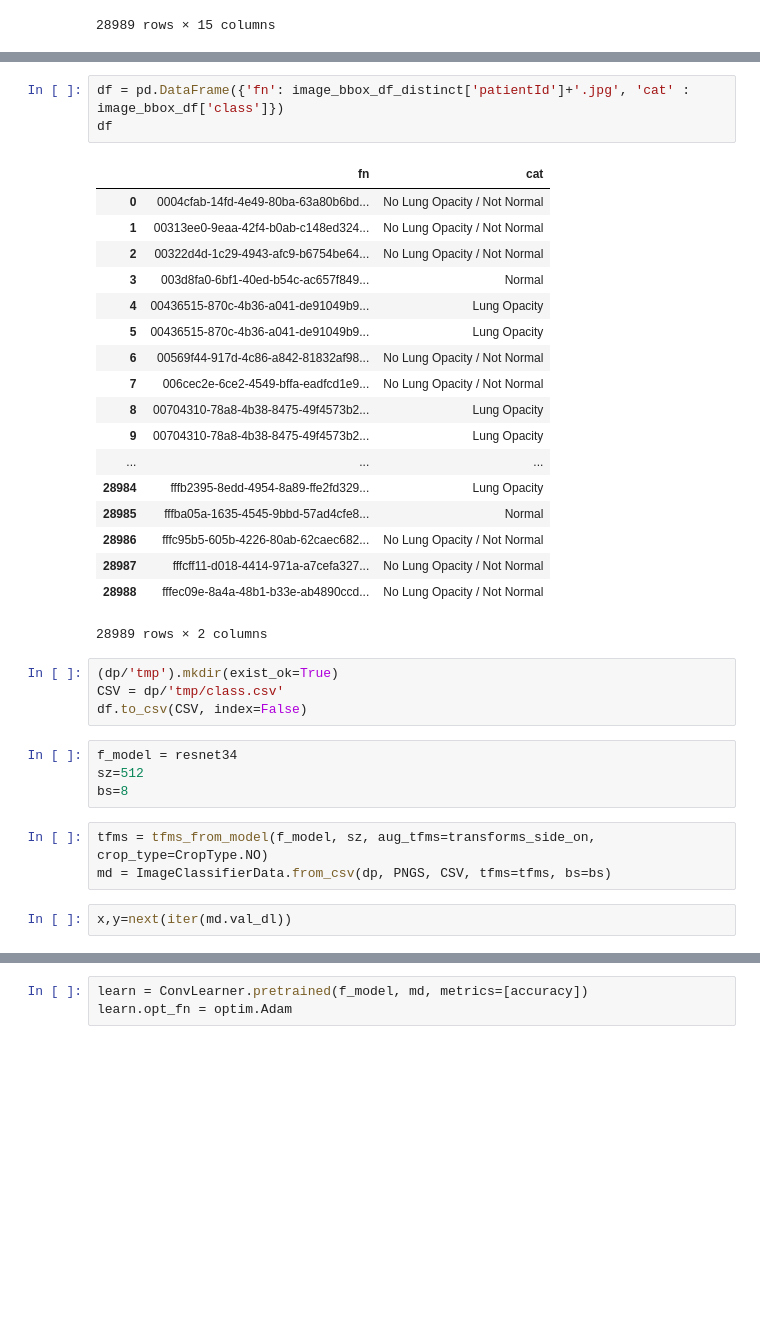
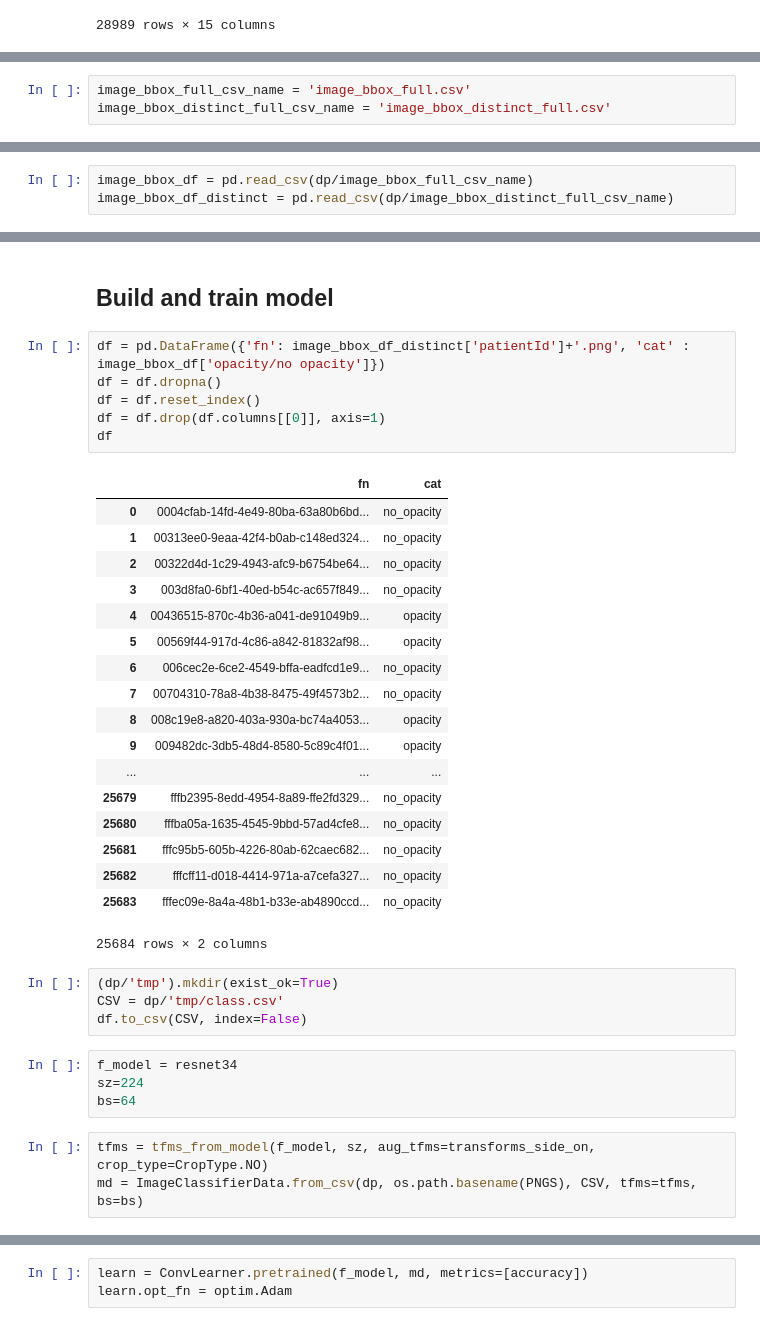
Before and after one commit to ChristophNeuner/RSNA_PDC, a Jupyter notebook: RSNA_PDC/RSNA_PDC.ipynb, the cells around one changed output, grey strips where cells are left out. Drawn from its saved outputs; the diff is of its cells as text; blank space fills up the shorter version.

Commit message:
classifier code opacity/no_opacity working

```diff
--- a/RSNA_PDC/RSNA_PDC.ipynb
+++ b/RSNA_PDC/RSNA_PDC.ipynb
@@ -528,0 +628,3 @@ image_bbox_df
+# %%
+image_bbox_full_csv_name = 'image_bbox_full.csv'
+image_bbox_distinct_full_csv_name = 'image_bbox_distinct_full.csv'
@@ -528,0 +634,3 @@ image_bbox_df
+# %%
+image_bbox_df = pd.read_csv(dp/image_bbox_full_csv_name)
+image_bbox_df_distinct = pd.read_csv(dp/image_bbox_distinct_full_csv_name)
@@ -529,35 +651,38 @@ image_bbox_df
+# %% [markdown]
+## Build and train model
 # %%
-df = pd.DataFrame({'fn': image_bbox_df_distinct['patientId']+'.jpg', 'cat' : image_bbox_df['class']})
+df = pd.DataFrame({'fn': image_bbox_df_distinct['patientId']+'.png', 'cat' : image_bbox_df['opacity/no opacity']})
+df = df.dropna()
+df = df.reset_index()
+df = df.drop(df.columns[[0]], axis=1)
 df
 # %% [output]
 |  | fn | cat |
-| 0 | 0004cfab-14fd-4e49-80ba-63a80b6bd... | No Lung Opacity / Not Normal |
-| 1 | 00313ee0-9eaa-42f4-b0ab-c148ed324... | No Lung Opacity / Not Normal |
-| 2 | 00322d4d-1c29-4943-afc9-b6754be64... | No Lung Opacity / Not Normal |
-| 3 | 003d8fa0-6bf1-40ed-b54c-ac657f849... | Normal |
-| 4 | 00436515-870c-4b36-a041-de91049b9... | Lung Opacity |
-| 5 | 00436515-870c-4b36-a041-de91049b9... | Lung Opacity |
-| 6 | 00569f44-917d-4c86-a842-81832af98... | No Lung Opacity / Not Normal |
-| 7 | 006cec2e-6ce2-4549-bffa-eadfcd1e9... | No Lung Opacity / Not Normal |
-| 8 | 00704310-78a8-4b38-8475-49f4573b2... | Lung Opacity |
-| 9 | 00704310-78a8-4b38-8475-49f4573b2... | Lung Opacity |
+| 0 | 0004cfab-14fd-4e49-80ba-63a80b6bd... | no_opacity |
+| 1 | 00313ee0-9eaa-42f4-b0ab-c148ed324... | no_opacity |
+| 2 | 00322d4d-1c29-4943-afc9-b6754be64... | no_opacity |
+| 3 | 003d8fa0-6bf1-40ed-b54c-ac657f849... | no_opacity |
+| 4 | 00436515-870c-4b36-a041-de91049b9... | opacity |
+| 5 | 00569f44-917d-4c86-a842-81832af98... | opacity |
+| 6 | 006cec2e-6ce2-4549-bffa-eadfcd1e9... | no_opacity |
+| 7 | 00704310-78a8-4b38-8475-49f4573b2... | no_opacity |
+| 8 | 008c19e8-a820-403a-930a-bc74a4053... | opacity |
+| 9 | 009482dc-3db5-48d4-8580-5c89c4f01... | opacity |
 | ... | ... | ... |
-| 28984 | fffb2395-8edd-4954-8a89-ffe2fd329... | Lung Opacity |
-| 28985 | fffba05a-1635-4545-9bbd-57ad4cfe8... | Normal |
-| 28986 | fffc95b5-605b-4226-80ab-62caec682... | No Lung Opacity / Not Normal |
-| 28987 | fffcff11-d018-4414-971a-a7cefa327... | No Lung Opacity / Not Normal |
-| 28988 | fffec09e-8a4a-48b1-b33e-ab4890ccd... | No Lung Opacity / Not Normal |
+| 25679 | fffb2395-8edd-4954-8a89-ffe2fd329... | no_opacity |
+| 25680 | fffba05a-1635-4545-9bbd-57ad4cfe8... | no_opacity |
+| 25681 | fffc95b5-605b-4226-80ab-62caec682... | no_opacity |
+| 25682 | fffcff11-d018-4414-971a-a7cefa327... | no_opacity |
+| 25683 | fffec09e-8a4a-48b1-b33e-ab4890ccd... | no_opacity |
-28989 rows × 2 columns
+25684 rows × 2 columns
 # %%
 (dp/'tmp').mkdir(exist_ok=True)
 CSV = dp/'tmp/class.csv'
 df.to_csv(CSV, index=False)
 # %%
 f_model = resnet34
-sz=512
-bs=8
+sz=224
+bs=64
 # %%
 tfms = tfms_from_model(f_model, sz, aug_tfms=transforms_side_on, crop_type=CropType.NO)
-md = ImageClassifierData.from_csv(dp, PNGS, CSV, tfms=tfms, bs=bs)
+md = ImageClassifierData.from_csv(dp, os.path.basename(PNGS), CSV, tfms=tfms, bs=bs)
-# %%
-x,y=next(iter(md.val_dl))
```
Also changed, not shown: parts of 54 cells of this notebook.
